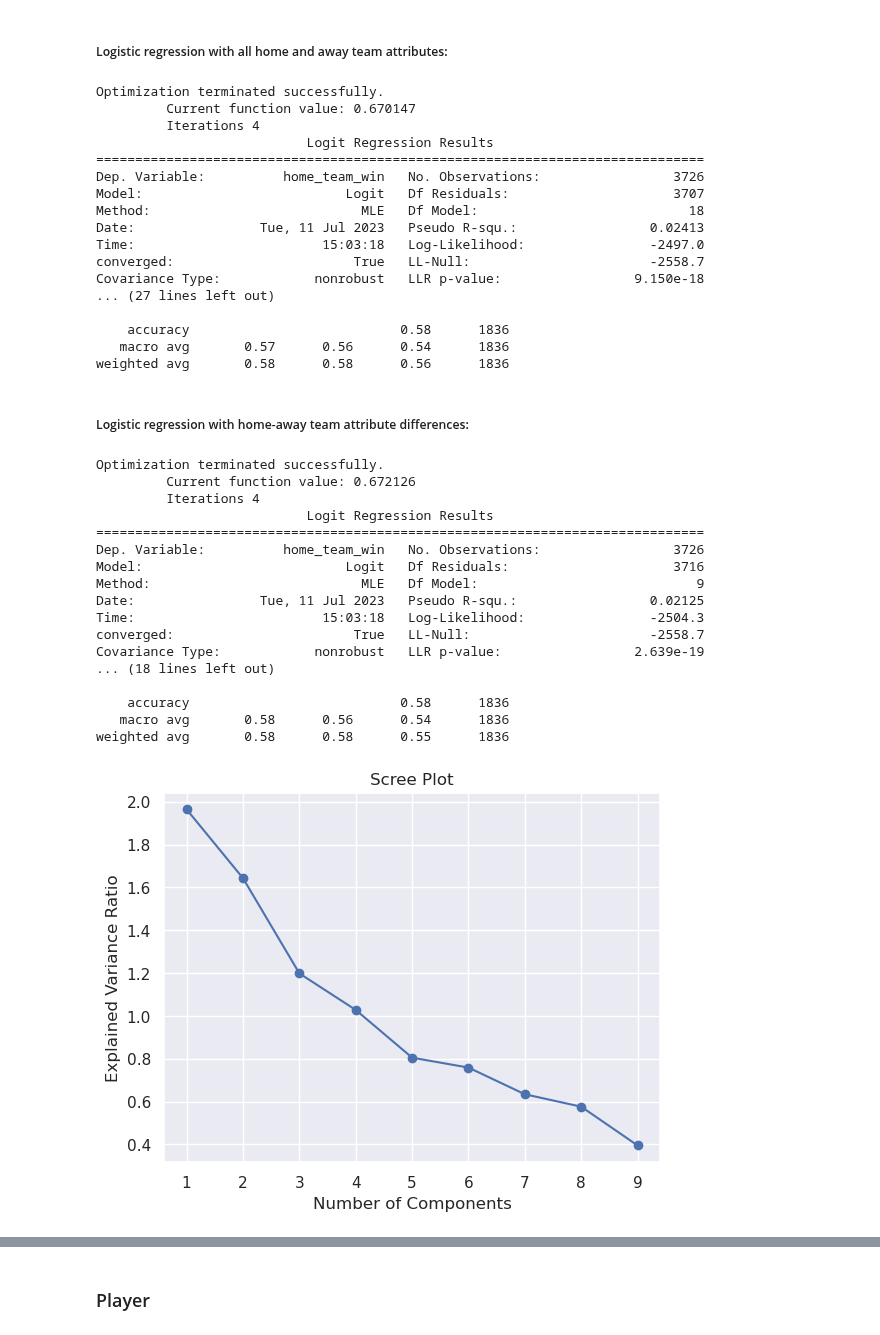
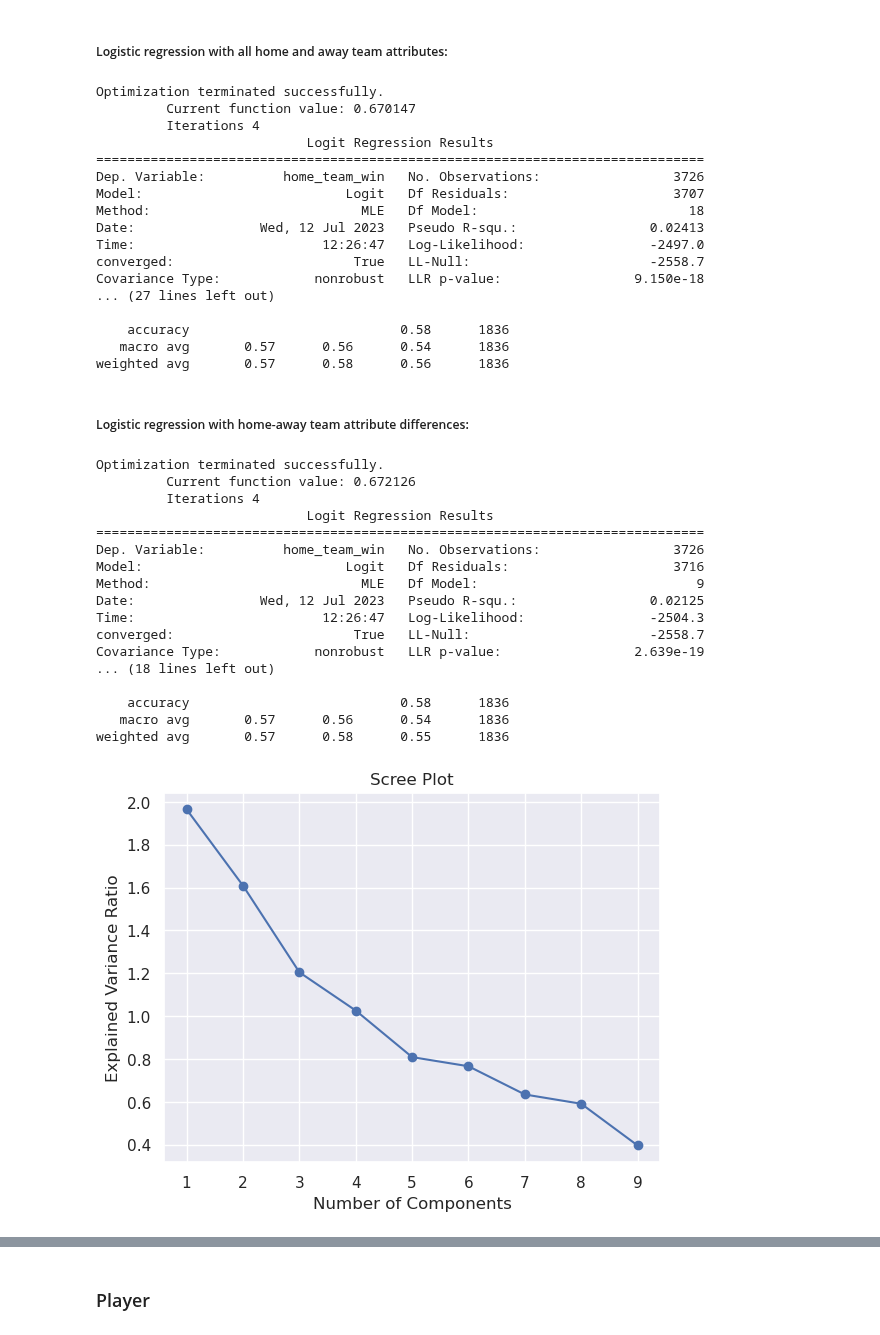
Before and after one commit to gediminas-skvarnavicius/football-db-analysis, a Jupyter notebook: analysis.ipynb, the cells around one changed output, grey strips where cells are left out. Saved outputs shown, nothing was run; the diff lists cells and outputs as text; code cells hidden in the pictures.

```diff
--- a/analysis.ipynb
+++ b/analysis.ipynb
@@ -861,15 +862,17 @@ match_win_df[match_win_df.drop(columns=cols_to_drop).columns] = match_win_df[
 # %%
 home_win_target = match_win_df["home_team_win"]
 home_win_team_features = match_win_df.drop(columns=cols_to_drop)
-
-# Scaling the data
-team_feat_scaler = StandardScaler()
-home_win_team_features = team_feat_scaler.fit_transform(home_win_team_features)
 
 # Splitting the data into training and test sets
 X_train, X_test, y_train, y_test = train_test_split(
     home_win_team_features, home_win_target, test_size=0.33, random_state=1
 )
+
+# Scaling the data
+team_feat_scaler = StandardScaler()
+X_train = team_feat_scaler.fit_transform(X_train)
+X_test = team_feat_scaler.fit_transform(X_test)
+
 
 # Create and fit the logistic regression model
 logit_model = sm.Logit(y_train, sm.add_constant(X_train))
@@ -892,15 +895,15 @@ Optimization terminated successfully.
 Dep. Variable:          home_team_win   No. Observations:                 3726
 Model:                          Logit   Df Residuals:                     3707
 Method:                           MLE   Df Model:                           18
-Date:                Tue, 11 Jul 2023   Pseudo R-squ.:                 0.02413
-Time:                        15:03:18   Log-Likelihood:                -2497.0
+Date:                Wed, 12 Jul 2023   Pseudo R-squ.:                 0.02413
+Time:                        12:26:47   Log-Likelihood:                -2497.0
 converged:                       True   LL-Null:                       -2558.7
 Covariance Type:            nonrobust   LLR p-value:                 9.150e-18
 ... (27 lines left out)
 
     accuracy                           0.58      1836
    macro avg       0.57      0.56      0.54      1836
-weighted avg       0.58      0.58      0.56      1836
+weighted avg       0.57      0.58      0.56      1836
 # %% [markdown]
 ##### Logistic regression with home-away team attribute differences:
 # %%
@@ -909,13 +912,16 @@ home_win_team_features = (
     home_win_team_features[team_numeric_cols].values
     - home_win_team_features[[col + "_away" for col in team_numeric_cols]].values
 )
-team_feat_ratio_scaler = StandardScaler()
-home_win_team_features = team_feat_ratio_scaler.fit_transform(home_win_team_features)
 
 # Split the data into training and test sets
 X_train, X_test, y_train, y_test = train_test_split(
     home_win_team_features, home_win_target, test_size=0.33, random_state=1
 )
+
+# Scale the data
+team_feat_ratio_scaler = StandardScaler()
+X_train = team_feat_ratio_scaler.fit_transform(X_train)
+X_test = team_feat_ratio_scaler.fit_transform(X_test)
 
 # Create and fit the logistic regression model
 logit_model = sm.Logit(y_train, sm.add_constant(X_train))
@@ -938,26 +944,26 @@ Optimization terminated successfully.
 Dep. Variable:          home_team_win   No. Observations:                 3726
 Model:                          Logit   Df Residuals:                     3716
 Method:                           MLE   Df Model:                            9
-Date:                Tue, 11 Jul 2023   Pseudo R-squ.:                 0.02125
-Time:                        15:03:18   Log-Likelihood:                -2504.3
+Date:                Wed, 12 Jul 2023   Pseudo R-squ.:                 0.02125
+Time:                        12:26:47   Log-Likelihood:                -2504.3
 converged:                       True   LL-Null:                       -2558.7
 Covariance Type:            nonrobust   LLR p-value:                 2.639e-19
 ... (18 lines left out)
 
     accuracy                           0.58      1836
-   macro avg       0.58      0.56      0.54      1836
-weighted avg       0.58      0.58      0.55      1836
+   macro avg       0.57      0.56      0.54      1836
+weighted avg       0.57      0.58      0.55      1836
 # %%
 # Perform PCA with different numbers of components
 pca = PCA(n_components=9)
-pca.fit(home_win_team_features)
+pca.fit(X_train)
 
 # Plot the scree plot with eigenvalues
 plt.plot(np.arange(pca.n_components_)+1, pca.explained_variance_, marker='o')
 plt.xlabel('Number of Components')
 plt.ylabel('Explained Variance Ratio')
 plt.title('Scree Plot')
 plt.show()
 # %% [output]
-[figure, old version]
+[figure, new version]
 # %%
```
Also changed, not shown: parts of 18 cells of this notebook, 1 other file.
